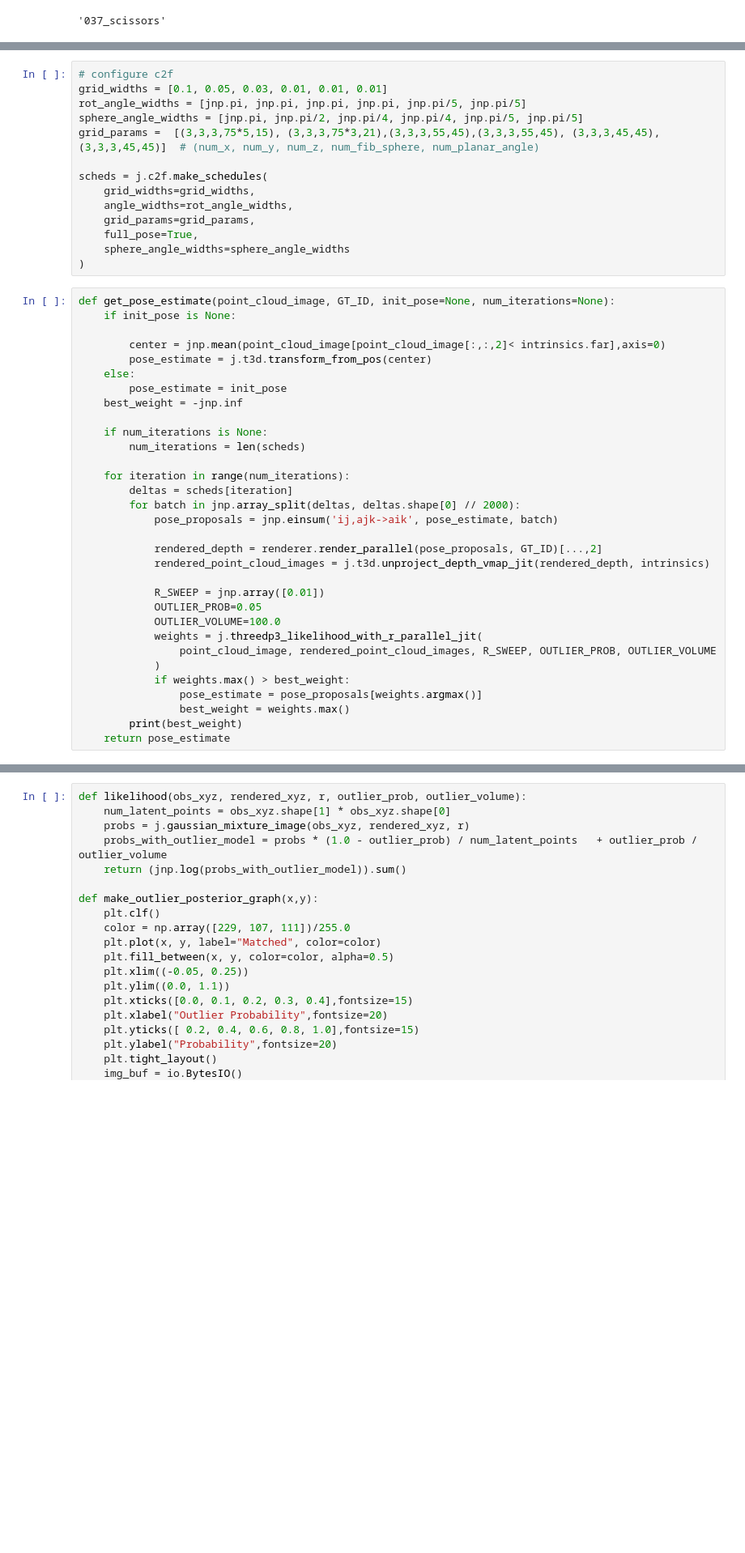
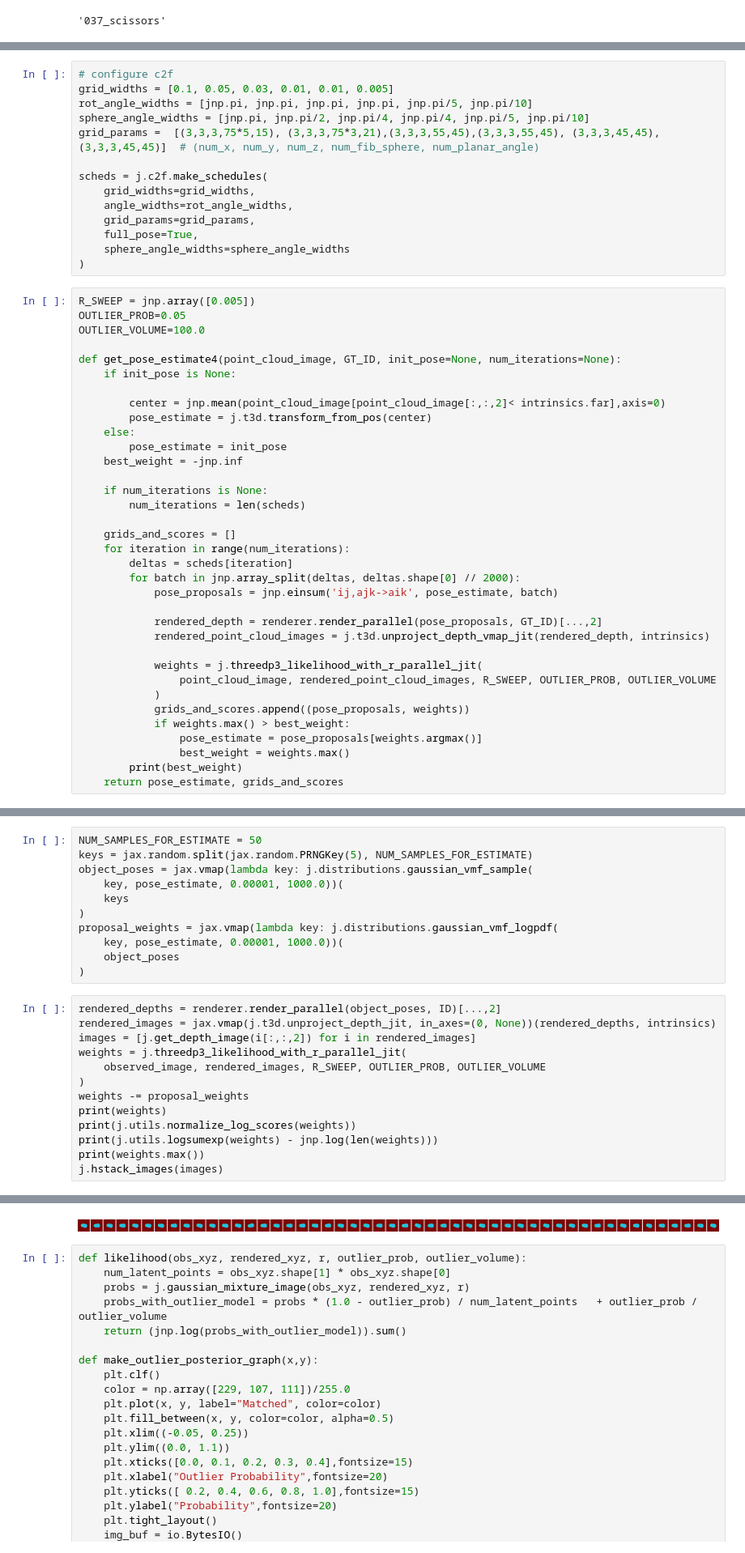
Before and after one commit to probcomp/bayes3d, a Jupyter notebook: experiments/p_outlier_posterior/gridding_r_outlier_prob.ipynb, the cells around one changed output, grey strips where cells are left out. Shown at 81% size. Drawn from its saved outputs; the diff is of its cells as text; blank space fills up the shorter version.

```diff
--- a/experiments/p_outlier_posterior/gridding_r_outlier_prob.ipynb
+++ b/experiments/p_outlier_posterior/gridding_r_outlier_prob.ipynb
@@ -67,8 +71,8 @@ observed_image_viz
 # %%
 # configure c2f
-grid_widths = [0.1, 0.05, 0.03, 0.01, 0.01, 0.01]
-rot_angle_widths = [jnp.pi, jnp.pi, jnp.pi, jnp.pi, jnp.pi/5, jnp.pi/5]
-sphere_angle_widths = [jnp.pi, jnp.pi/2, jnp.pi/4, jnp.pi/4, jnp.pi/5, jnp.pi/5]
+grid_widths = [0.1, 0.05, 0.03, 0.01, 0.01, 0.005]
+rot_angle_widths = [jnp.pi, jnp.pi, jnp.pi, jnp.pi, jnp.pi/5, jnp.pi/10]
+sphere_angle_widths = [jnp.pi, jnp.pi/2, jnp.pi/4, jnp.pi/4, jnp.pi/5, jnp.pi/10]
 grid_params =  [(3,3,3,75*5,15), (3,3,3,75*3,21),(3,3,3,55,45),(3,3,3,55,45), (3,3,3,45,45), (3,3,3,45,45)]  # (num_x, num_y, num_z, num_fib_sphere, num_planar_angle)
 
 scheds = j.c2f.make_schedules(
@@ -79,7 +83,11 @@ scheds = j.c2f.make_schedules(
     sphere_angle_widths=sphere_angle_widths
 )
 # %%
-def get_pose_estimate(point_cloud_image, GT_ID, init_pose=None, num_iterations=None):
+R_SWEEP = jnp.array([0.005])
+OUTLIER_PROB=0.05
+OUTLIER_VOLUME=100.0
+
+def get_pose_estimate4(point_cloud_image, GT_ID, init_pose=None, num_iterations=None):
     if init_pose is None:
 
         center = jnp.mean(point_cloud_image[point_cloud_image[:,:,2]< intrinsics.far],axis=0)
@@ -91,6 +99,7 @@ def get_pose_estimate(point_cloud_image, GT_ID, init_pose=None, num_iterations=N
     if num_iterations is None:
         num_iterations = len(scheds)
 
+    grids_and_scores = []
     for iteration in range(num_iterations):
         deltas = scheds[iteration]
         for batch in jnp.array_split(deltas, deltas.shape[0] // 2000):
@@ -99,17 +108,15 @@ def get_pose_estimate(point_cloud_image, GT_ID, init_pose=None, num_iterations=N
             rendered_depth = renderer.render_parallel(pose_proposals, GT_ID)[...,2]
             rendered_point_cloud_images = j.t3d.unproject_depth_vmap_jit(rendered_depth, intrinsics)
 
-            R_SWEEP = jnp.array([0.01])
-            OUTLIER_PROB=0.05
-            OUTLIER_VOLUME=100.0
             weights = j.threedp3_likelihood_with_r_parallel_jit(
                 point_cloud_image, rendered_point_cloud_images, R_SWEEP, OUTLIER_PROB, OUTLIER_VOLUME
             )
+            grids_and_scores.append((pose_proposals, weights))
             if weights.max() > best_weight:
                 pose_estimate = pose_proposals[weights.argmax()]
                 best_weight = weights.max()
         print(best_weight)
-    return pose_estimate
+    return pose_estimate, grids_and_scores
 # %%
 ID = 9
 ID = GT_ID
@@ -140,0 +148,25 @@ j.hstack_images(
+# %%
+NUM_SAMPLES_FOR_ESTIMATE = 50
+keys = jax.random.split(jax.random.PRNGKey(5), NUM_SAMPLES_FOR_ESTIMATE)
+object_poses = jax.vmap(lambda key: j.distributions.gaussian_vmf_sample(
+    key, pose_estimate, 0.00001, 1000.0))(
+    keys
+)
+proposal_weights = jax.vmap(lambda key: j.distributions.gaussian_vmf_logpdf(
+    key, pose_estimate, 0.00001, 1000.0))(
+    object_poses
+)
+# %%
+rendered_depths = renderer.render_parallel(object_poses, ID)[...,2]
+rendered_images = jax.vmap(j.t3d.unproject_depth_jit, in_axes=(0, None))(rendered_depths, intrinsics)
+images = [j.get_depth_image(i[:,:,2]) for i in rendered_images]
+weights = j.threedp3_likelihood_with_r_parallel_jit(
+    observed_image, rendered_images, R_SWEEP, OUTLIER_PROB, OUTLIER_VOLUME
+)
+weights -= proposal_weights
+print(weights)
+print(j.utils.normalize_log_scores(weights))
+print(j.utils.logsumexp(weights) - jnp.log(len(weights)))
+print(weights.max())
+j.hstack_images(images)
+# %% [output]
@@ -141,3 +190,4 @@ j.hstack_images(
+[figure, added]
 # %%
 def likelihood(obs_xyz, rendered_xyz, r, outlier_prob, outlier_volume):
     num_latent_points = obs_xyz.shape[1] * obs_xyz.shape[0]
```
Also changed, not shown: parts of 4 cells of this notebook, 4 other files.
